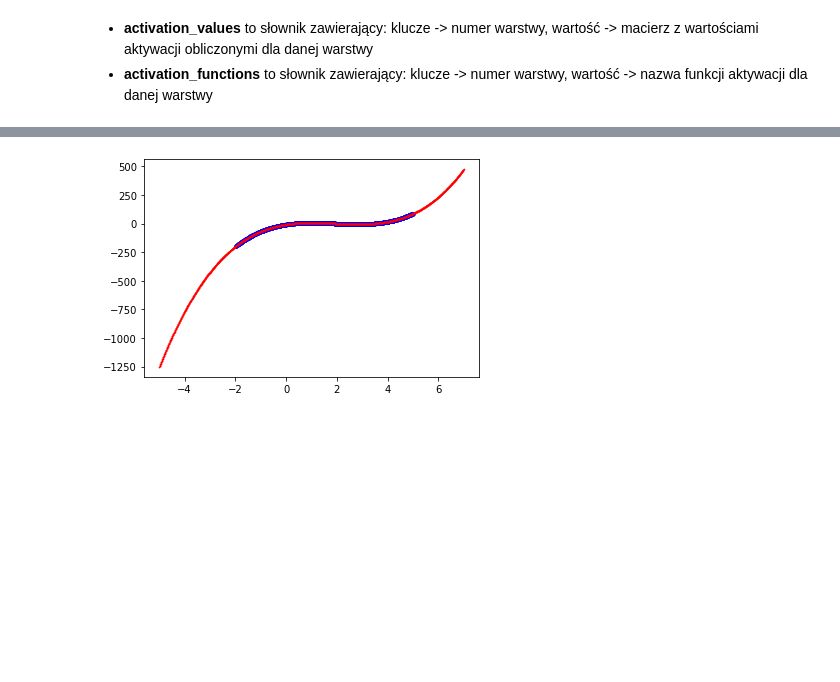
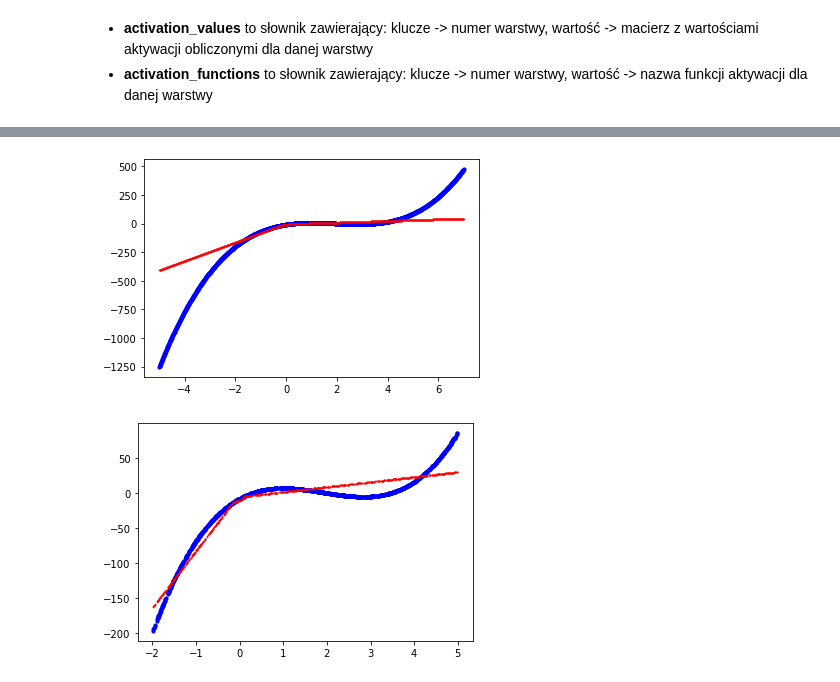
Before and after one commit to damianski794/neural_networks_project_1, a Jupyter notebook: neural_network_regression.ipynb, the cells around one changed output, grey strips where cells are left out. Saved outputs shown, nothing was run; the diff lists cells and outputs as text; code cells hidden in the pictures; blank space fills up the shorter version.

Commit message:
dodano wykresy wizualizujace dzialanie sieci na nowych danych i na danych treningowych

```diff
--- a/neural_network_regression.ipynb
+++ b/neural_network_regression.ipynb
@@ -96,14 +96,15 @@ input_layer = [
 ]
 
 hidden_layers = [
-    #{
-     #   "n_nodes": 2,
-      #  "activation_function": "relu"#"relu"
-    #},
-    #{
-    #    "n_nodes": 4,
-    #    "activation_function": "relu"#"relu"
-    #}
+    {
+        "n_nodes": 2,
+        "activation_function": "leaky_relu"#"relu"
+    },
+    {
+        "n_nodes": 4,
+        "activation_function": "leaky_relu"#"relu"
+    }
+
 ]
 
 if(regression_problem):
@@ -452,12 +468,21 @@ def predict_regression(parameters, x_test, layers):
 # %%
 if(regression_problem):
     y_predicted_values_regression = predict_regression(new_parameters, x_test, layers)
 
+    plt.scatter(*x_test,*y_test, color='blue', s=10)
+    plt.scatter(*x_test,*y_predicted_values_regression, color='red', s=0.5)
+    plt.show()
+
+
+
+    #na danych treningowych
+    y_train_predicted = predict_regression(new_parameters, x_train, layers)
     plt.scatter(*x_train,*y_train, color='blue', s=10)
-    plt.scatter(*x_test,*y_test, color='red', s=0.5)
+    plt.scatter(*x_train,*y_train_predicted, color='red', s=0.5)
     plt.show()
 #with np.printoptions(threshold=np.inf):
     #print(arr)--
     #print((y_test - y_predicted_values_regression).tolist())
 # %% [output]
-[figure, old version]
+[figure, new version]
+[figure, added]
```
Also changed, not shown: parts of 4 cells of this notebook.
